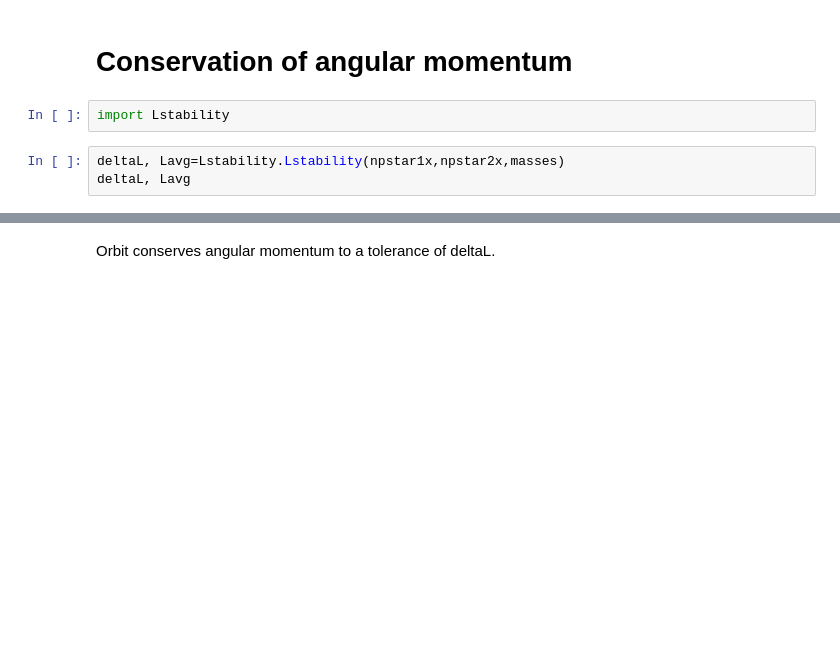
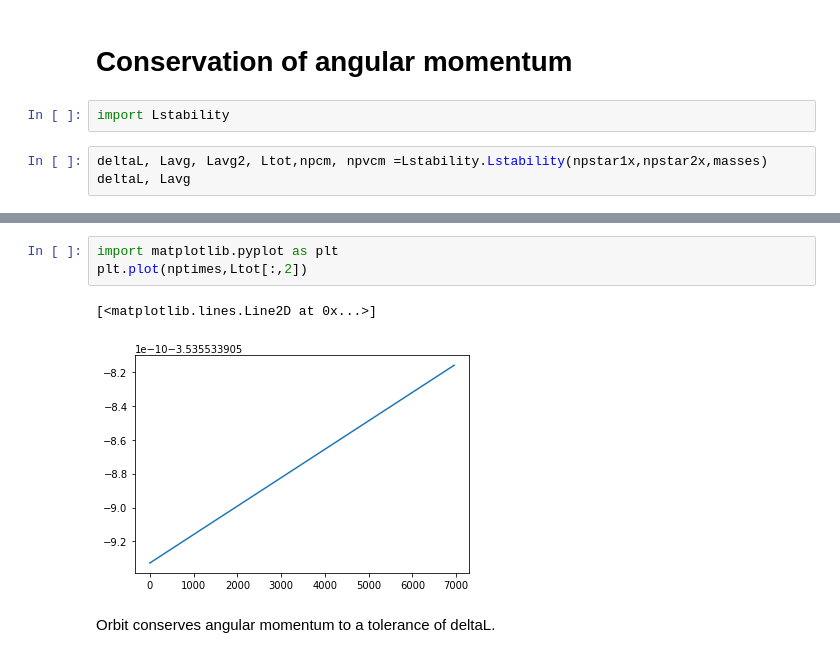
Before and after one commit to sdorsher/ThreeBodyOrbits, a Jupyter notebook: Unequal Mass.ipynb, the cells around one changed output, grey strips where cells are left out. Drawn from its saved outputs; the diff is of its cells as text; blank space fills up the shorter version.

```diff
--- a/Unequal Mass.ipynb
+++ b/Unequal Mass.ipynb
@@ -284,6 +307,6 @@ plt.show()
 # %%
 import Lstability
 # %%
-deltaL, Lavg=Lstability.Lstability(npstar1x,npstar2x,masses)
+deltaL, Lavg, Lavg2, Ltot,npcm, npvcm =Lstability.Lstability(npstar1x,npstar2x,masses)
 deltaL, Lavg
 # %% [output]
@@ -295,3 +339,9 @@ deltaL*Lavg
+# %%
+import matplotlib.pyplot as plt
+plt.plot(nptimes,Ltot[:,2])
+# %% [output]
+[<matplotlib.lines.Line2D at 0x...>]
+[figure, added]
 # %% [markdown]
 Orbit conserves angular momentum to a tolerance of deltaL.
 # %% [markdown]
```
Also changed, not shown: parts of 31 cells of this notebook, 7 other files.
